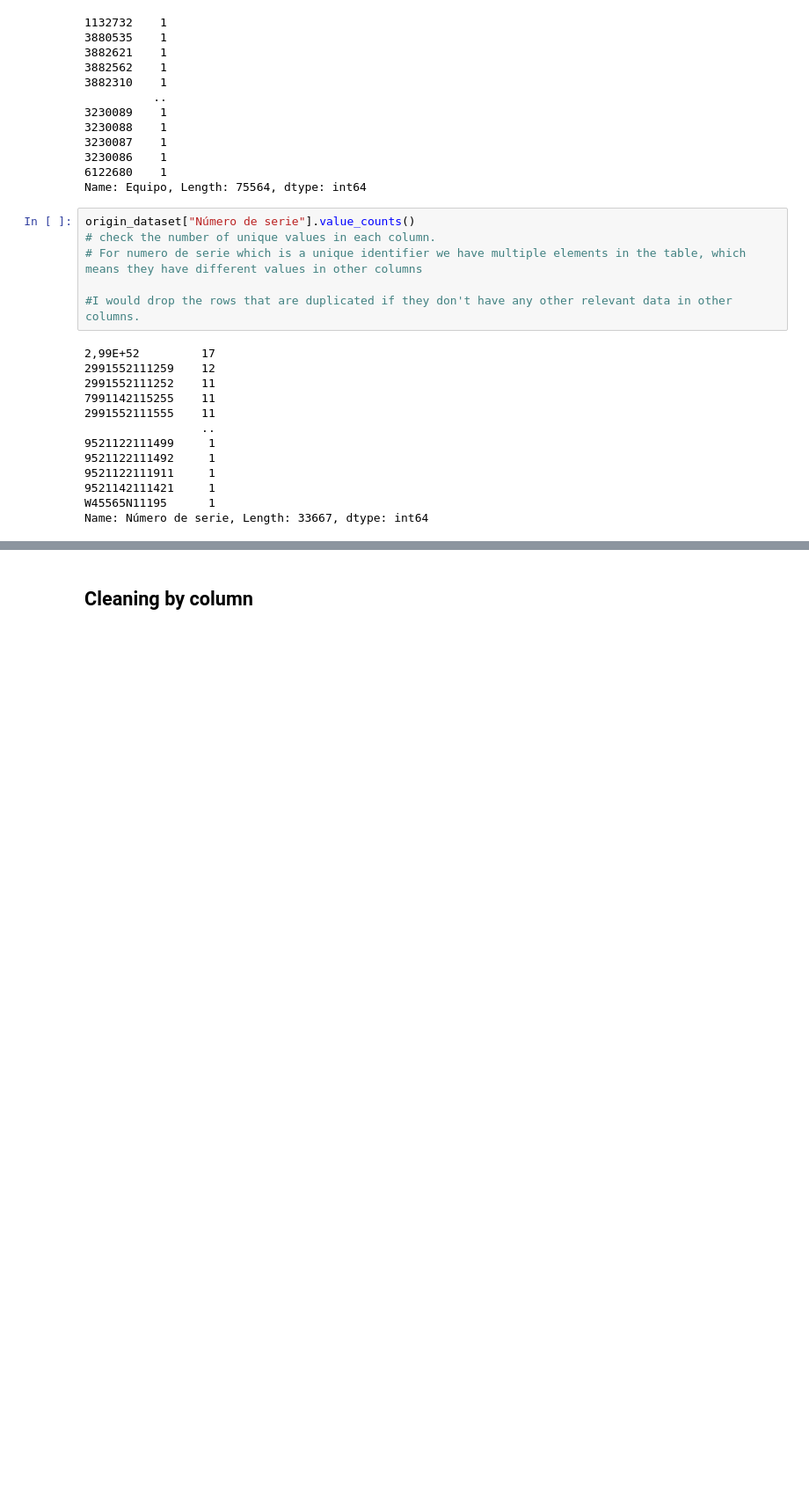
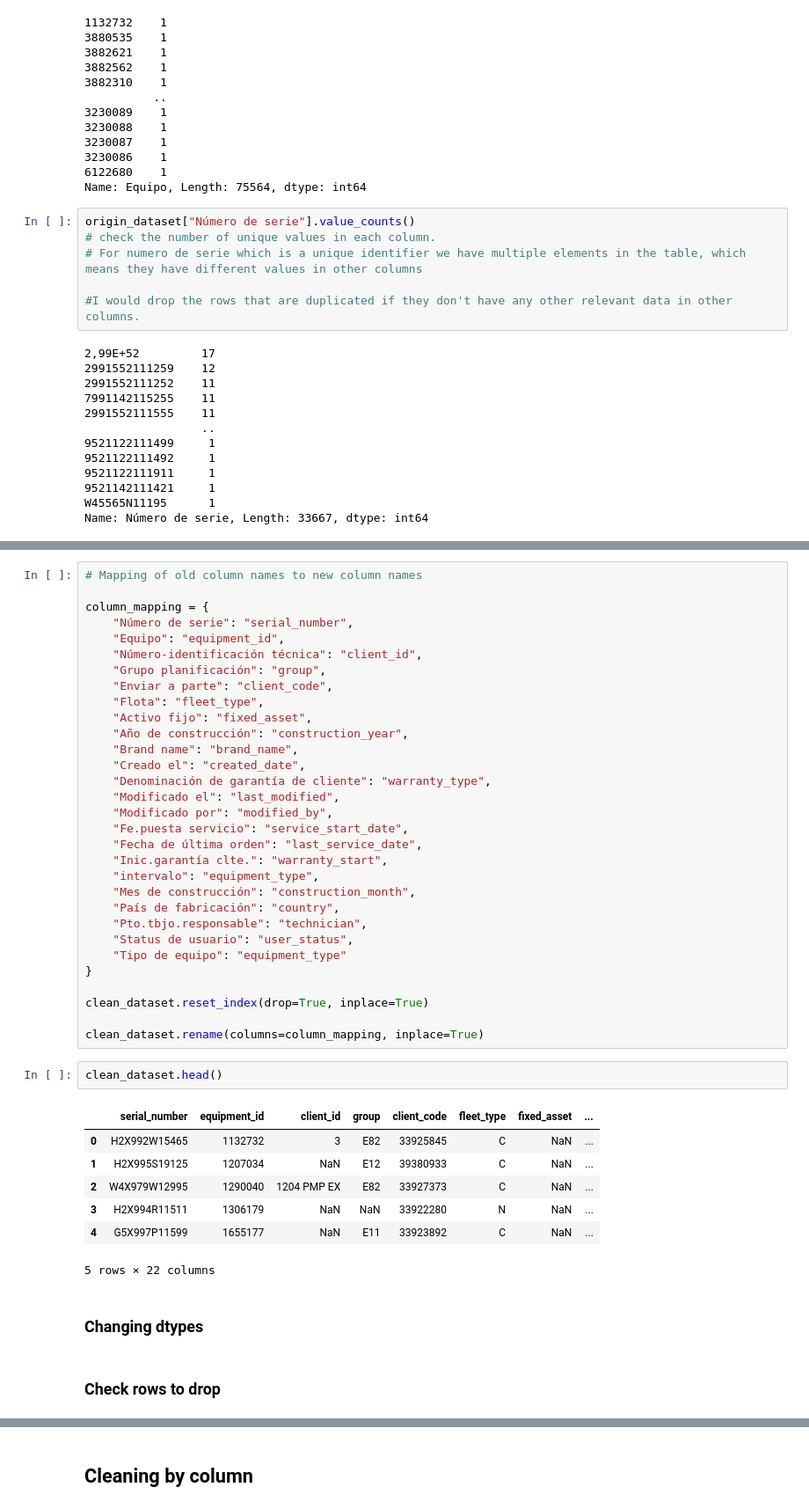
Before and after one commit to martafillol/practice_Case, a Jupyter notebook: cleaning.ipynb, the cells around one changed output, grey strips where cells are left out. Shown at 88% size. Drawn from its saved outputs; the diff is of its cells as text; blank space fills up the shorter version.

```diff
--- a/cleaning.ipynb
+++ b/cleaning.ipynb
@@ -172,0 +246,45 @@ Name: Número de serie, Length: 33667, dtype: int64
+# %%
+# Mapping of old column names to new column names
+
+column_mapping = {
+    "Número de serie": "serial_number",
+    "Equipo": "equipment_id",
+    "Número-identificación técnica": "client_id",
+    "Grupo planificación": "group",
+    "Enviar a parte": "client_code",
+    "Flota": "fleet_type",
+    "Activo fijo": "fixed_asset",
+    "Año de construcción": "construction_year",
+    "Brand name": "brand_name",
+    "Creado el": "created_date",
+    "Denominación de garantía de cliente": "warranty_type",
+    "Modificado el": "last_modified",
+    "Modificado por": "modified_by",
+    "Fe.puesta servicio": "service_start_date",
+    "Fecha de última orden": "last_service_date",
+    "Inic.garantía clte.": "warranty_start",
+    "intervalo": "equipment_type",
+    "Mes de construcción": "construction_month",
+    "País de fabricación": "country",
+    "Pto.tbjo.responsable": "technician",
+    "Status de usuario": "user_status",
+    "Tipo de equipo": "equipment_type"
+}
+
+clean_dataset.reset_index(drop=True, inplace=True)
+
+clean_dataset.rename(columns=column_mapping, inplace=True)
+# %%
+clean_dataset.head()
+# %% [output]
+|  | serial_number | equipment_id | client_id | group | client_code | fleet_type | fixed_asset | ... |
+| 0 | H2X992W15465 | 1132732 | 3 | E82 | 33925845 | C | NaN | ... |
+| 1 | H2X995S19125 | 1207034 | NaN | E12 | 39380933 | C | NaN | ... |
+| 2 | W4X979W12995 | 1290040 | 1204 PMP EX | E82 | 33927373 | C | NaN | ... |
+| 3 | H2X994R11511 | 1306179 | NaN | NaN | 33922280 | N | NaN | ... |
+| 4 | G5X997P11599 | 1655177 | NaN | E11 | 33923892 | C | NaN | ... |
+5 rows × 22 columns
+# %% [markdown]
+### Changing dtypes
+# %% [markdown]
+### Check rows to drop
```
Also changed, not shown: parts of 14 cells of this notebook.
